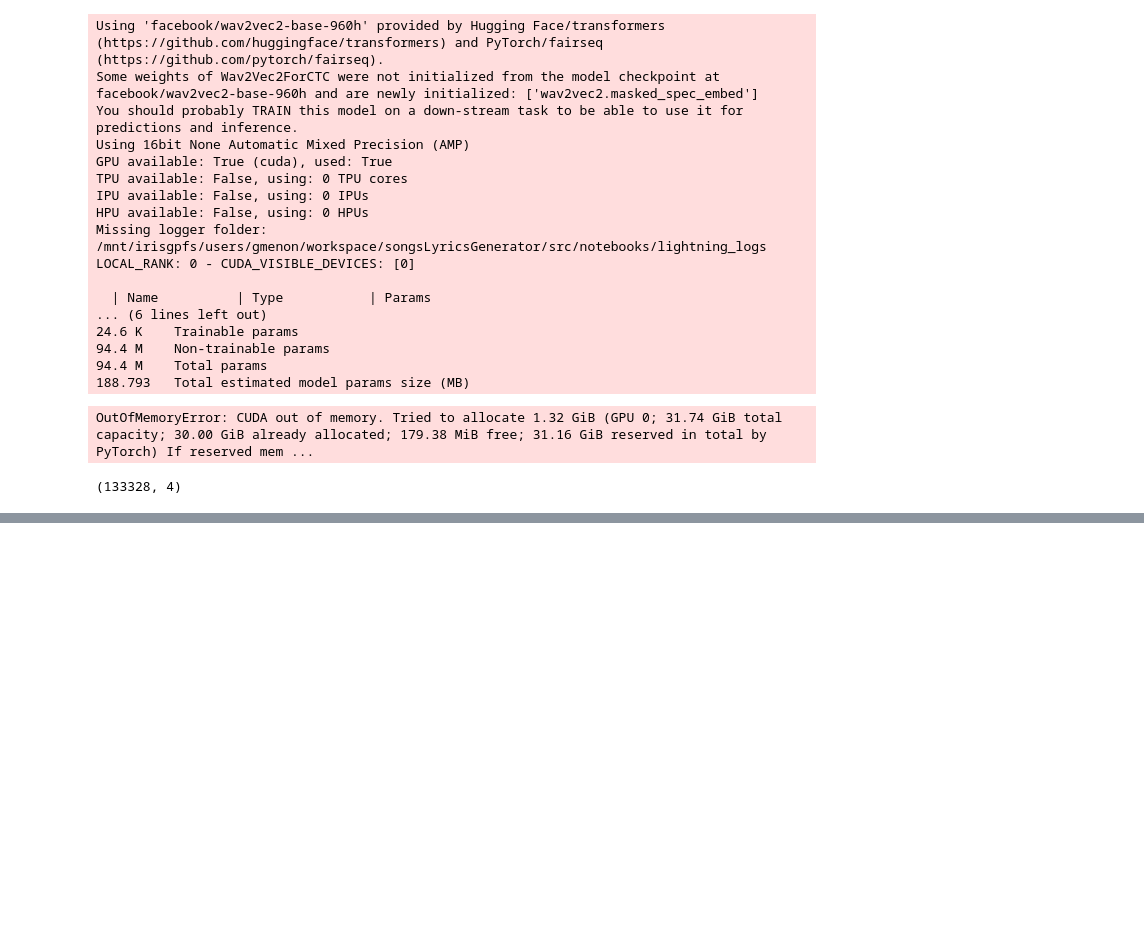
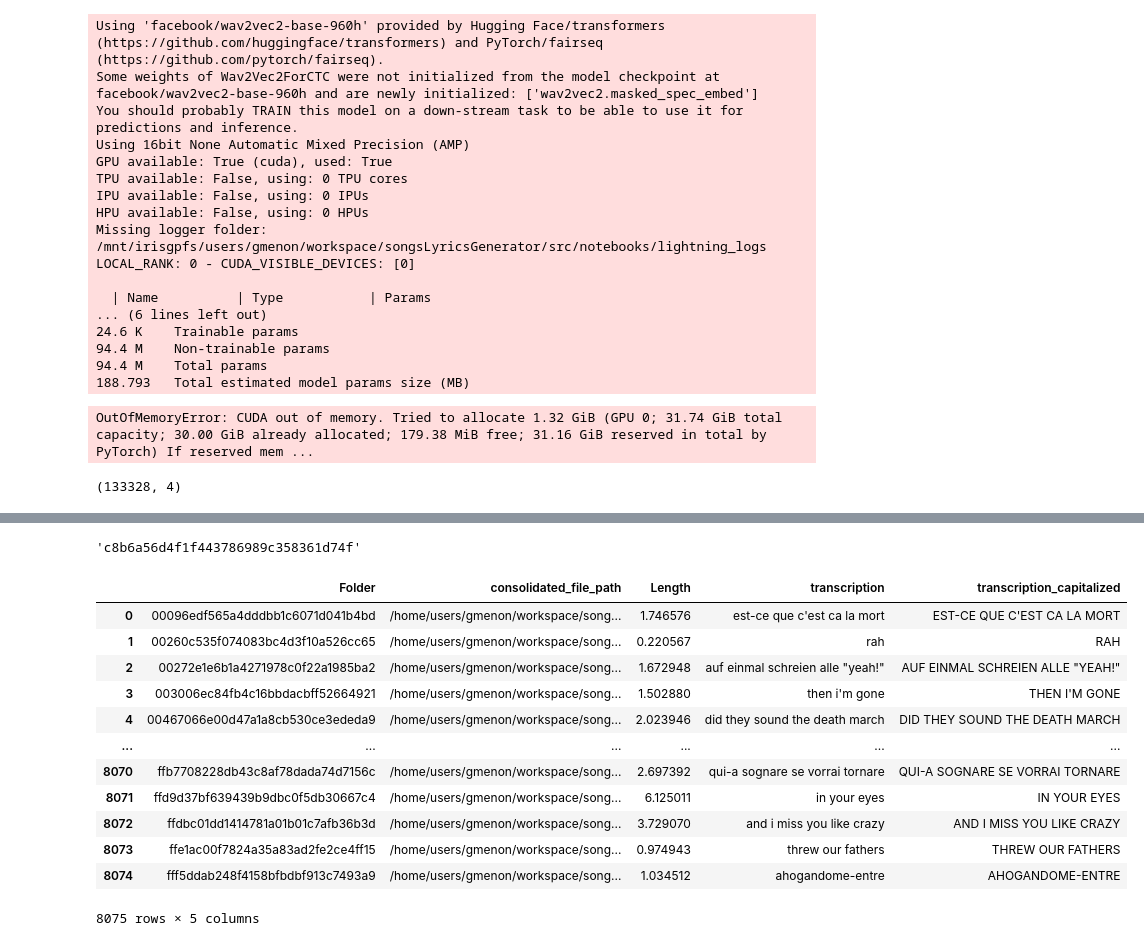
Before and after one commit to greeshmasmenon/songsLyricsGenerator, a Jupyter notebook: src/notebooks/Demucs.ipynb, the cells around one changed output, grey strips where cells are left out. Saved outputs shown, nothing was run; the diff lists cells and outputs as text; code cells hidden in the pictures; blank space fills up the shorter version.

```diff
--- a/src/notebooks/Demucs.ipynb
+++ b/src/notebooks/Demucs.ipynb
@@ -119,0 +231,4 @@ print(predictions)
+# %%
+song_metadata["file_name"].str.rsplit("/", n = 1).str[-1].str.split(".").str[0][0]
+# %% [output]
+'c8b6a56d4f1f443786989c358361d74f'
@@ -119,0 +239,16 @@ print(predictions)
+# %%
+song_metadata_demucs_cleaned[['Folder', 'consolidated_file_path', 'Length', 'transcription','transcription_capitalized']]
+# %% [output]
+|  | Folder | consolidated_file_path | Length | transcription | transcription_capitalized |
+| 0 | 00096edf565a4dddbb1c6071d041b4bd | /home/users/gmenon/workspace/song... | 1.746576 | est-ce que c'est ca la mort | EST-CE QUE C'EST CA LA MORT |
+| 1 | 00260c535f074083bc4d3f10a526cc65 | /home/users/gmenon/workspace/song... | 0.220567 | rah | RAH |
+| 2 | 00272e1e6b1a4271978c0f22a1985ba2 | /home/users/gmenon/workspace/song... | 1.672948 | auf einmal schreien alle "yeah!" | AUF EINMAL SCHREIEN ALLE "YEAH!" |
+| 3 | 003006ec84fb4c16bbdacbff52664921 | /home/users/gmenon/workspace/song... | 1.502880 | then i'm gone | THEN I'M GONE |
+| 4 | 00467066e00d47a1a8cb530ce3ededa9 | /home/users/gmenon/workspace/song... | 2.023946 | did they sound the death march | DID THEY SOUND THE DEATH MARCH |
+| ... | ... | ... | ... | ... | ... |
+| 8070 | ffb7708228db43c8af78dada74d7156c | /home/users/gmenon/workspace/song... | 2.697392 | qui-a sognare se vorrai tornare | QUI-A SOGNARE SE VORRAI TORNARE |
+| 8071 | ffd9d37bf639439b9dbc0f5db30667c4 | /home/users/gmenon/workspace/song... | 6.125011 | in your eyes | IN YOUR EYES |
+| 8072 | ffdbc01dd1414781a01b01c7afb36b3d | /home/users/gmenon/workspace/song... | 3.729070 | and i miss you like crazy | AND I MISS YOU LIKE CRAZY |
+| 8073 | ffe1ac00f7824a35a83ad2fe2ce4ff15 | /home/users/gmenon/workspace/song... | 0.974943 | threw our fathers | THREW OUR FATHERS |
+| 8074 | fff5ddab248f4158bfbdbf913c7493a9 | /home/users/gmenon/workspace/song... | 1.034512 | ahogandome-entre | AHOGANDOME-ENTRE |
+8075 rows × 5 columns
```
Also changed, not shown: parts of 18 cells of this notebook, 5 other files.
